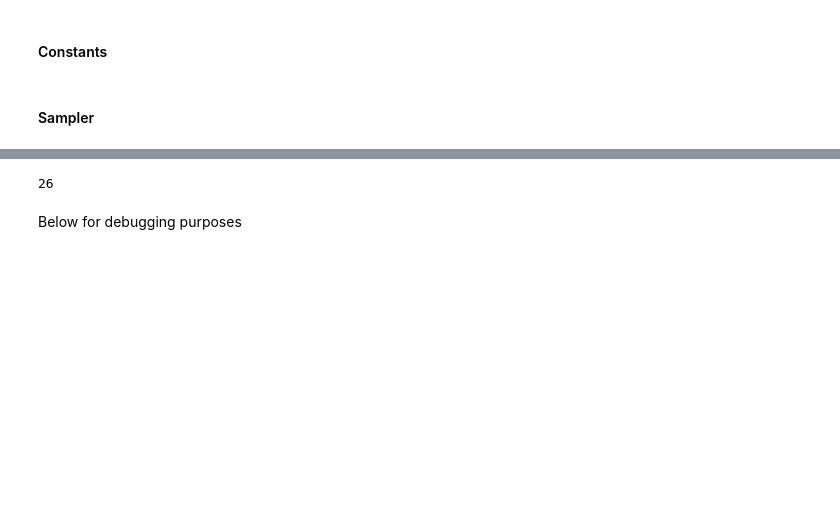
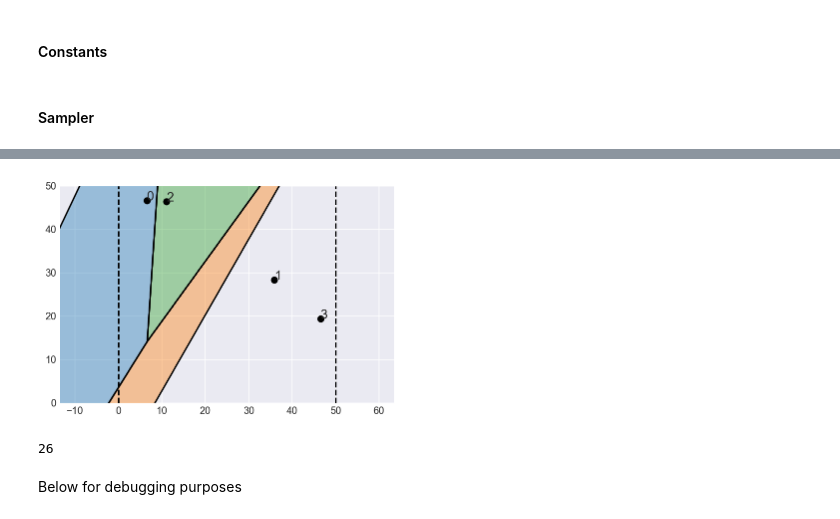
Before and after one commit to larryshamalama/Image-Denoising-RJMCMC, a Jupyter notebook: voronoi-tessellation.ipynb, the cells around one changed output, grey strips where cells are left out. Cells and saved outputs as stored; diff of their text form; code cells hidden in the pictures; blank space fills up the shorter version.

```diff
--- a/voronoi-tessellation.ipynb
+++ b/voronoi-tessellation.ipynb
@@ -306,3 +310,7 @@ Done sampling  3000     current k: 4    duration: 15.27 s
+# %%
+plot(temp_points, limits=Fals)
+# %% [output]
+[figure, added]
 # %%
 sum(np.array(k_sample) == 3)
 # %% [output]
```
Also changed, not shown: parts of 1 cell of this notebook, 1 other file.
